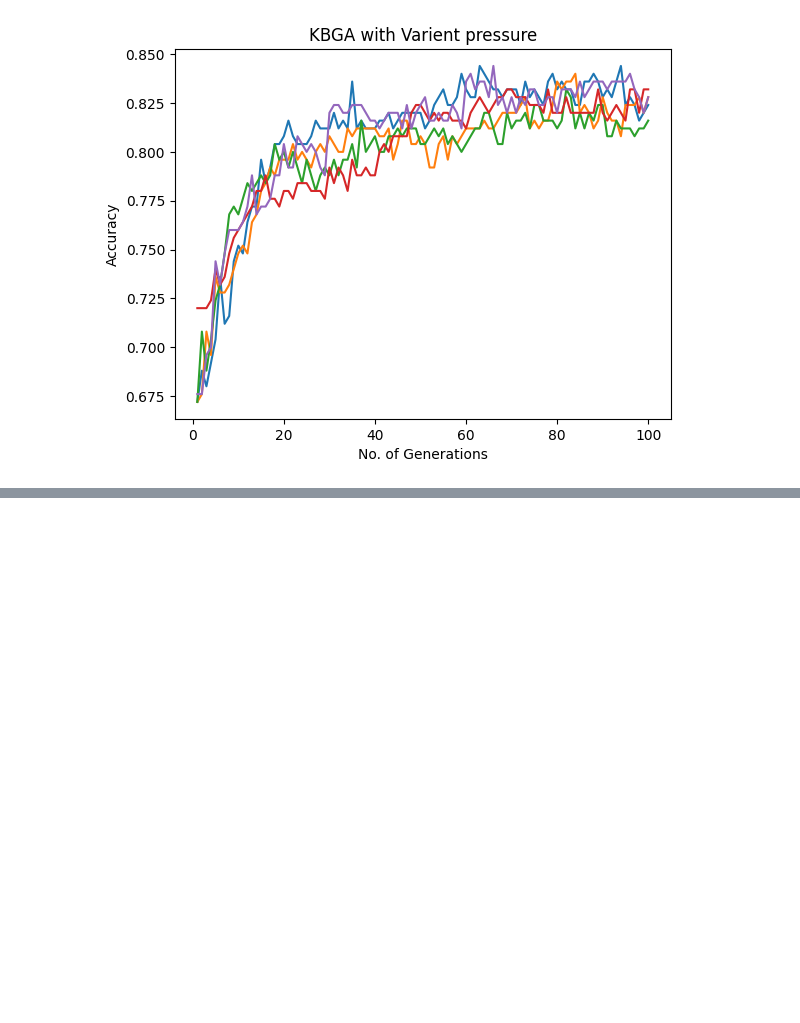
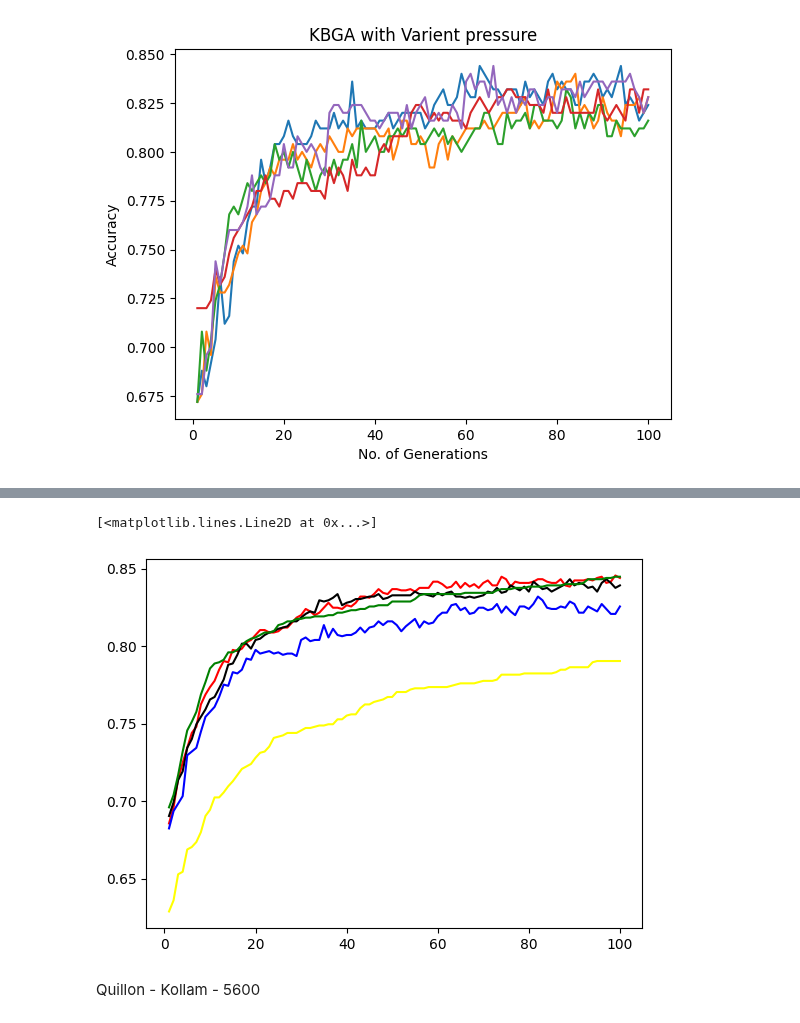
Before and after one commit to devasenan134/GA-SC, a Jupyter notebook: compare_kbga.ipynb, the cells around one changed output, grey strips where cells are left out. Drawn from its saved outputs; the diff is of its cells as text; code cells hidden in the pictures; blank space fills up the shorter version.

```diff
--- a/compare_kbga.ipynb
+++ b/compare_kbga.ipynb
@@ -105,0 +141,15 @@ with open(kbga_path+kbga_files[3], 'rb') as gf:
+# %%
+avg_acc_ga = np.array(data[0][1])
+for i in data[1:]:
+    avg_acc_ga += i[1]
+avg_acc_ga = avg_acc_ga / 5
+plt.plot(x, avg_acc_nkb, color="red")
+plt.plot(x, avg_acc_es, color="black")
+plt.plot(x, avg_acc_cmp, color='green')
+plt.plot(x, avg_acc_vp, color='blue')
+plt.plot(x, avg_acc_ga, color='yellow')
+# %% [output]
+[<matplotlib.lines.Line2D at 0x...>]
+[figure, added]
+# %% [markdown]
+Quillon - Kollam - 5600
```
Also changed, not shown: parts of 5 cells of this notebook.
